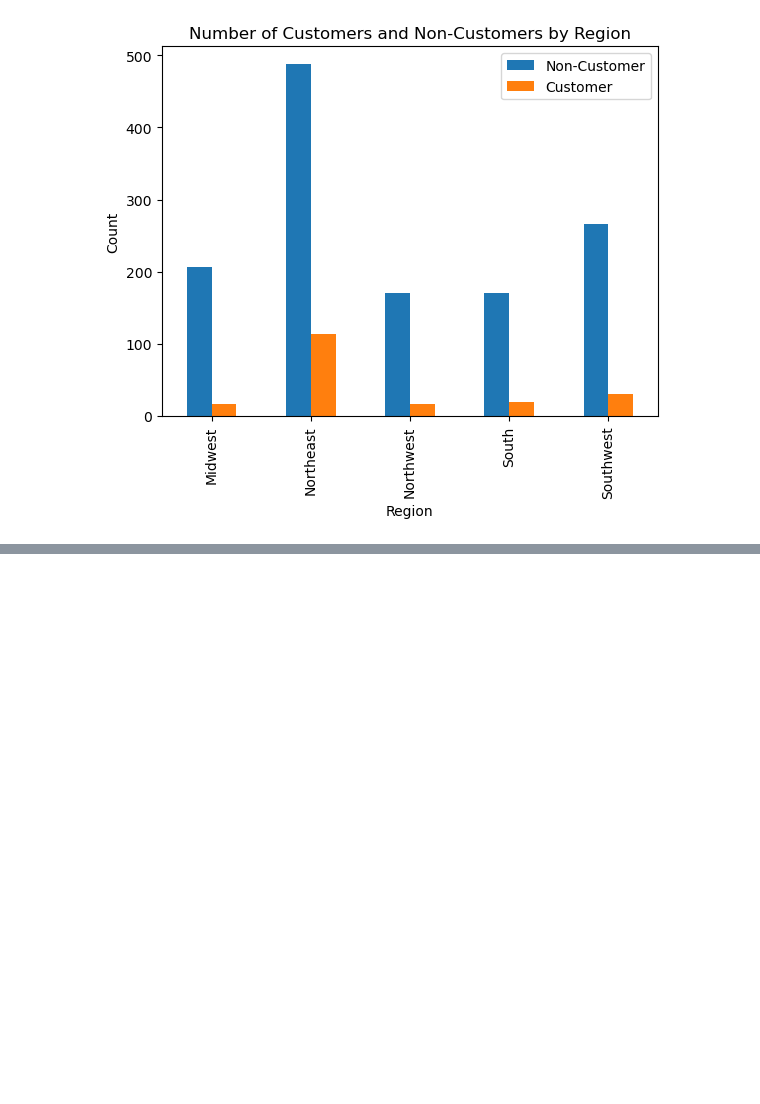
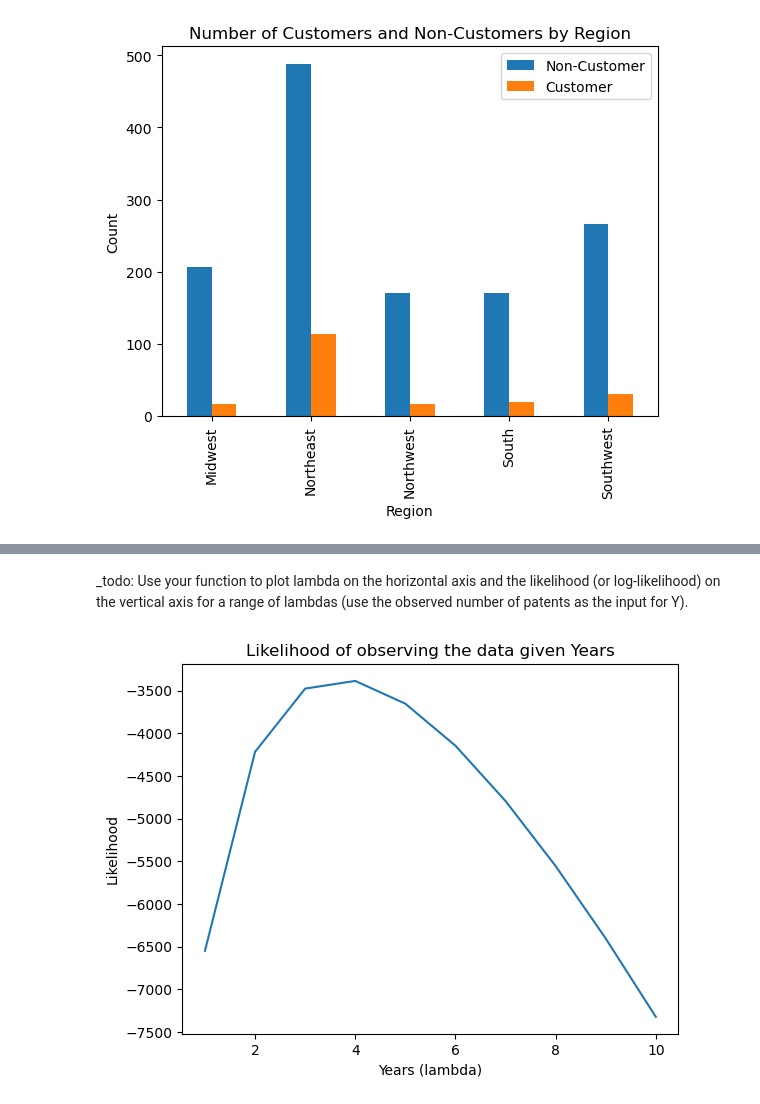
Before and after one commit to rsm-nshuckerow/Nick_Shuckerow, a Jupyter notebook: projects/HW2/HW2.ipynb, the cells around one changed output, grey strips where cells are left out. Saved outputs shown, nothing was run; the diff lists cells and outputs as text; code cells hidden in the pictures; blank space fills up the shorter version.

```diff
--- a/projects/HW2/HW2.ipynb
+++ b/projects/HW2/HW2.ipynb
@@ -109,0 +181,30 @@ plt.legend(['Non-Customer', 'Customer'])
+# %%
+def poisson_log_likelihood(lam, y):
+    """
+    Compute the log likelihood of observing data y under a Poisson distribution with parameter lam.
+
+    Parameters:
+    - lam (float): The rate parameter (lambda) of the Poisson distribution.
+    - y (array-like): Array of observed counts.
+
+    Returns:
+    - float: The log likelihood of observing the data given lam.
+    """
+    y = np.array(y)
+    n = len(y)  # number of observations
+    sum_y = np.sum(y)  # sum of all observed counts
+
+    # Calculate each part of the log likelihood
+    # log(P(Y|lam)) = -n * lam + sum_y * log(lam) - log(y_i!)
+    # We use np.sum(np.log(y_factorials)) to sum log of factorials
+    log_likelihood = -n * lam + sum_y * np.log(lam) - np.sum([np.log(np.math.factorial(i)) for i in y])
+    return log_likelihood
+# %%
+years = range(1,11)
+log_likelihood_values = []
+
+for i in years:
+    log_likelihood_value = poisson_log_likelihood(i, data['patents'])
+    log_likelihood_values.append(log_likelihood_value)
+
+log_likelihood_values
@@ -109,0 +222,12 @@ plt.legend(['Non-Customer', 'Customer'])
+# %% [markdown]
+_todo: Use your function to plot lambda on the horizontal axis and the likelihood (or log-likelihood) on the vertical axis for a range of lambdas (use the observed number of patents as the input for Y).
+# %%
+# _todo: Use your function to plot lambda on the horizontal axis and the likelihood (or log-likelihood) on the vertical axis for a range of lambdas (use the observed number of patents as the input for Y).
+
+plt.plot(years, log_likelihood_values)
+plt.xlabel('Years (lambda)')
+plt.ylabel('Likelihood')
+plt.title('Likelihood of observing the data given Years')
+plt.show()
+# %% [output]
+[figure, added]
```
Also changed, not shown: parts of 25 cells of this notebook, 1 other file.
